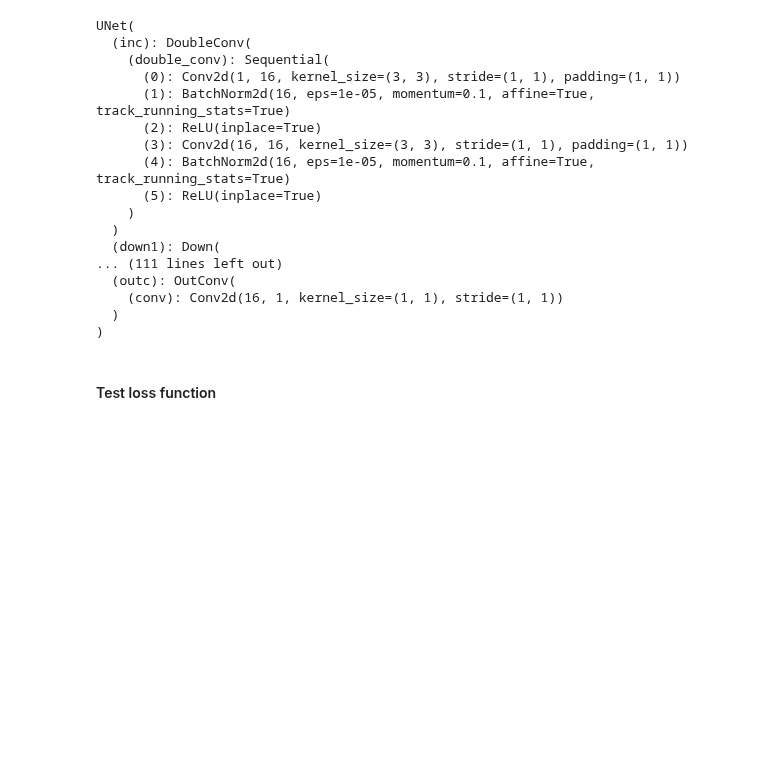
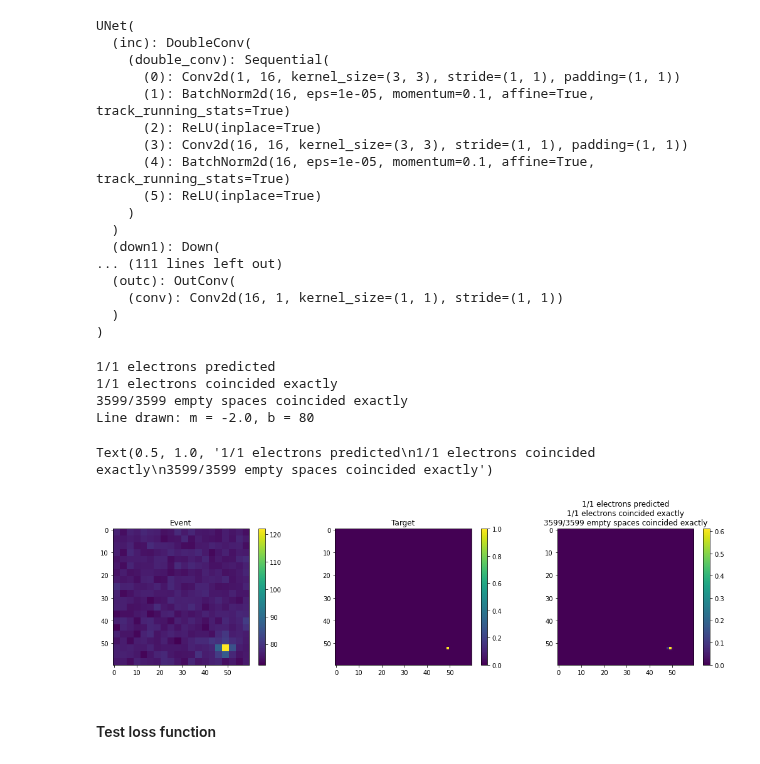
Before and after one commit to jerenner/emsim, a Jupyter notebook: emsim.ipynb, the cells around one changed output. Drawn from its saved outputs; the diff is of its cells as text; code cells hidden in the pictures; blank space fills up the shorter version.

```diff
--- a/emsim.ipynb
+++ b/emsim.ipynb
@@ -344,11 +350,11 @@ np.savez("frame_4855x4855_11occ.npz",frame=frame)
 # %%
 modeldir = '/home/jrenner/local/jerenner/emsim/models'
 lrate       = 1e-3   # Learning rate to use in the training.
-load_model  = True   # Load an existing model
+load_model  = False   # Load an existing model
 tr.augment  = False  # Enable/disable data augmentation
 epoch_start = 0      # Number of initial epoch
 epoch_end   = 500    # Number of final epoch
-model_load_checkpoint = "{}/model_init_294.pt".format(modeldir)
+model_load_checkpoint = "{}/model_init_499.pt".format(modeldir)
 
 # Create the dataset.
 # 576x576: 2927 +/- 71
@@ -527,7 +553,7 @@ print("Classical threshold ------------------")
 for tpr,fpr,th in zip(tp_rate_classical,fp_rate_classical,classical_thresholds):
     print("[Threshold {}] TP = {}, FP = {}".format(th,tpr,fpr))
 # %%
-evt_plt = 100003
+evt_plt = 10008
 evt_item = dataset_train[evt_plt]
 evt_arr = evt_item[0]
 evt_lbl = evt_item[1][1]
@@ -562,33 +588,40 @@ ncols = evt_arr.shape[1]
 indices = np.indices((nrows,ncols))
 irows = indices[0]
 icols = indices[1]
 m = -2*nrows/ncols
 b = 80
 print("Line drawn: m = {}, b = {}".format(m,b))
 
 fig = plt.figure()
 fig.set_figheight(4.0)
 fig.set_figwidth(18.0)
 
 ax1 = fig.add_subplot(131)
 plt.imshow(evt_arr)
 plt.colorbar()
 plt.title("Event")
 
 # xfit = np.arange(0,ncols,0.1)
 # yfit = m*xfit + b
 # plt.plot(xfit[(yfit > 0) & (yfit < nrows)],yfit[(yfit > 0) & (yfit < nrows)])
 
 ax2 = fig.add_subplot(132)
 plt.imshow(evt_lbl)
 plt.colorbar()
 plt.title("Target")
 
 ax3 = fig.add_subplot(133)
 #plt.imshow(np.log10(prob))
 plt.imshow(prob)
 plt.colorbar()
 plt.title("{}/{} electrons predicted\n{}/{} electrons coincided exactly\n{}/{} empty spaces coincided exactly".format(nelec_pred,nelec,nelec_coinc,nelec,nspace_coinc,nspace))
+# %% [output]
+1/1 electrons predicted
+1/1 electrons coincided exactly
+3599/3599 empty spaces coincided exactly
+Line drawn: m = -2.0, b = 80
+Text(0.5, 1.0, '1/1 electrons predicted\n1/1 electrons coincided exactly\n3599/3599 empty spaces coincided exactly')
+[figure, added]
 # %% [markdown]
 #### Test loss function
 # %%
```
Also changed, not shown: parts of 8 cells of this notebook, 1 other file.
